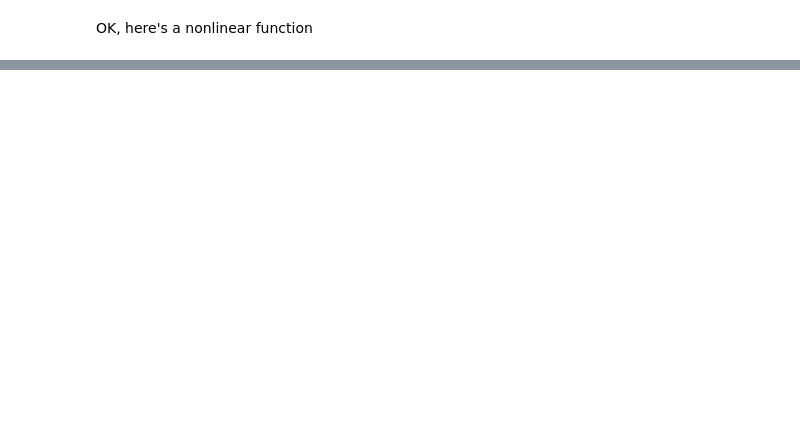
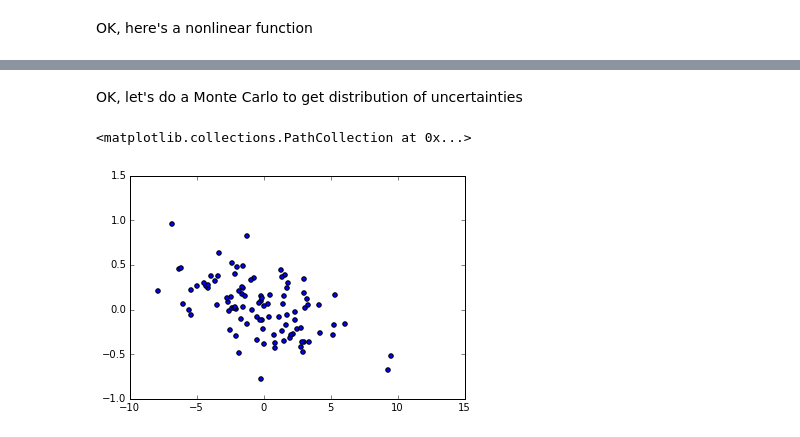
Before and after one commit to holtzmanjon/a575, a Jupyter notebook: fitting/fitting.ipynb, the cells around one changed output, grey strips where cells are left out. Drawn from its saved outputs; the diff is of its cells as text; code cells hidden in the pictures; blank space fills up the shorter version.

```diff
--- a/fitting/fitting.ipynb
+++ b/fitting/fitting.ipynb
@@ -171,0 +166,16 @@ optimize.fmin()
+# %% [markdown]
+OK, let's do a Monte Carlo to get distribution of uncertainties
+# %%
+diff=[]
+for sim in range(1000) :
+    test=func(x,a=pfit.parameters[0],b=pfit.parameters[1],c=pfit.parameters[2])+np.random.normal(0.,sigma,n)
+    simfit = fit_p(p_init,x,test)
+    diff.append(simfit.parameters-pfit.parameters)
+
+diff=np.array(diff)
+diff.shape
+
+plt.scatter(diff[:,0],diff[:,2])
+# %% [output]
+<matplotlib.collections.PathCollection at 0x...>
+[figure, added]
```
Also changed, not shown: parts of 11 cells of this notebook.
